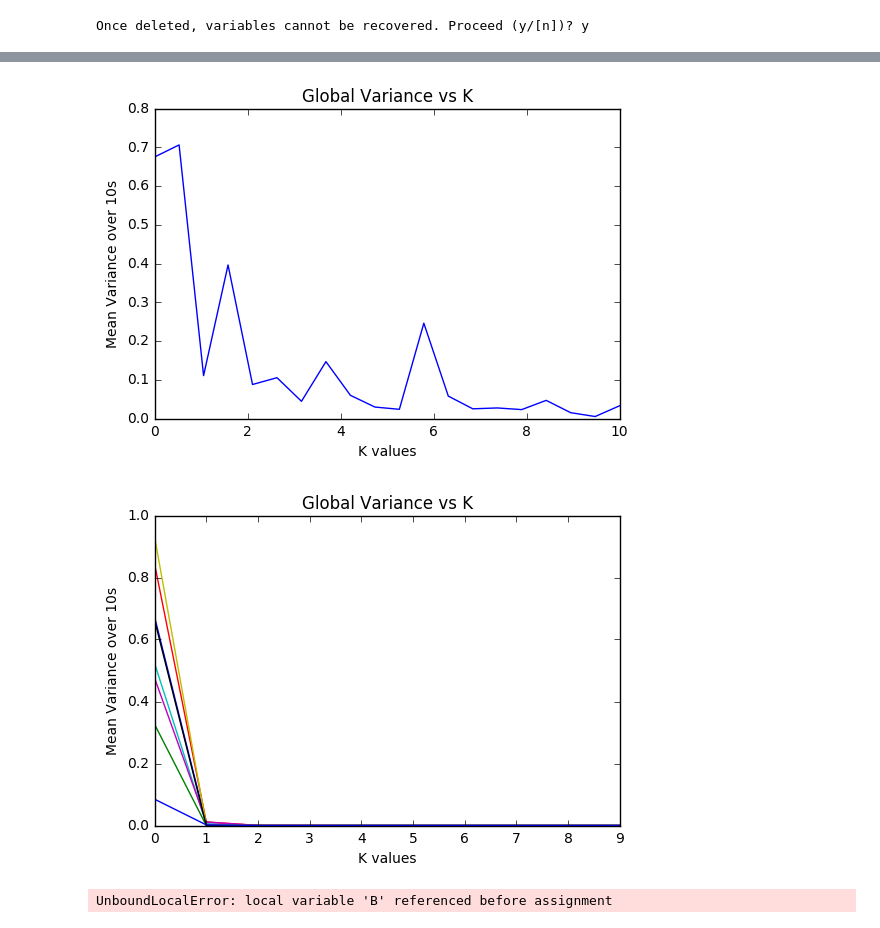
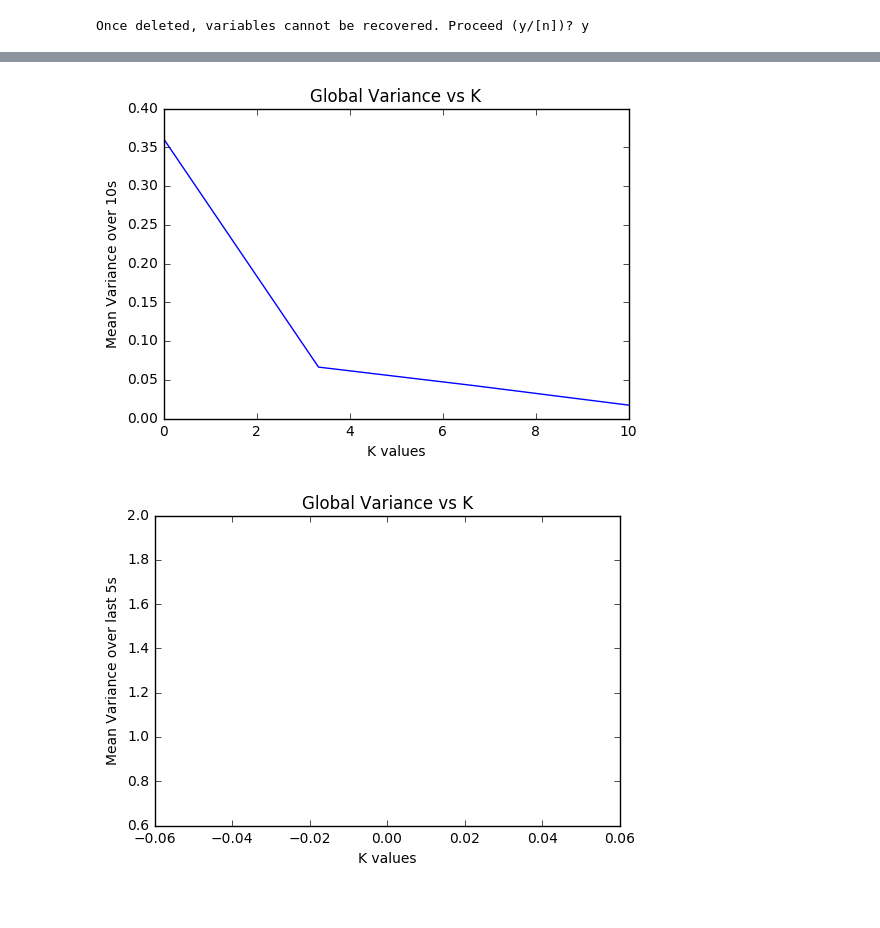
Before and after one commit to virati/KuramotoDBS, a Jupyter notebook: COSYNE Phase Oscillator.ipynb, the cells around one changed output, grey strips where cells are left out. Cells and saved outputs as stored; diff of their text form; code cells hidden in the pictures.

```diff
--- a/COSYNE Phase Oscillator.ipynb
+++ b/COSYNE Phase Oscillator.ipynb
@@ -55,19 +63,17 @@ Once deleted, variables cannot be recovered. Proceed (y/[n])? y
 class POModel:
     def __init__(self, A, K = 1, dt = .01):
         self.G = nx.from_numpy_matrix(A) #Graph
-        self.states = np.matrix(np.random.uniform(0,2*np.pi,size=(6,1)))# memory of phases
-        self.w = np.matrix(np.random.normal(3,.001,size=(6,1))) #init intrinsic freq.
+        self.states = np.matrix([4,1,3,5,6,2]).T #np.matrix(np.random.uniform(0,2*np.pi,size=(6,1)))# memory of phases
+        self.w = np.matrix([3.0,3.3,3.6,3.9,4.2,4.5]).T#np.matrix(np.random.normal(3,.2,size=(6,1))) #init intrinsic freq.
         self.t = 0 #time
         self.K = K #coupling constant
         self.dt = dt #time step
-        self.X = np.identity(len(G.edges()))
 
     #Kuramoto differential equation
     def phase_dev(self,phase):
-        D = (nx.incidence_matrix(self.G, oriented = True)).todense() #incidence
-        D = D * self.X
+        D = (nx.incidence_matrix(self.G, oriented = True, weight = 'weight')).todense() #incidence
         N = np.random.normal(0, 10, [len(D[0]), 1])
-        return self.w - self.K / len(self.G) * D * np.sin(D.T * self.states[:,-1]) + N
+        return self.w - self.K / len(self.G) * D * np.sin(D.T * self.states[:,-1]) # + N
 
     # 4th order Runge-Kutta approximation
     def step(self):
@@ -89,7 +95,7 @@ class POModel:
 nodes = [1,2,3,4,5,6]
 G = nx.Graph()
 G.add_nodes_from(nodes)
-G.add_edges_from([(1,2),(2,3),(1,3),(3,4),(4,5),(4,6),(5,6),(1,6)])
+G.add_weighted_edges_from([(1,2,1),(2,3,1),(1,6,1),(1,3,1),(3,4,1),(4,5,1),(4,6,1),(5,6,1)])
 
 
 #Quick plot of G
@@ -100,5 +106,5 @@ A = nx.to_numpy_matrix(G)
 # %%
-def run_model(A, K = 1, t = 10):
+def run_model(A, K = 10, t = 10):
     P = POModel(A, K)
     for ts in range(0,int(t/P.dt)):
         P.step()
@@ -142,12 +148,12 @@ disp_course(A)
 # %%
-def R_sweep(A, Ki = 0, Kf = 10, N = 20):
+def R_sweep(A, Ki = 0, Kf = 10, N = 10):
     def calcR(P):
         Var = []
         for x in np.array(P.states.T):
             z = [c.exp(complex(0,phase)) for phase in x]
             z = sum(z)/len(z)
             Var.append(1-abs(z))
-        return sum(Var)/len(Var)
+        return sum(Var[round(len(Var)/2):-1])/len(Var)
     KVar = []
     KSpan = np.linspace(Ki,Kf, num = N)
     for K in KSpan:
@@ -162,29 +168,32 @@ def R_sweep(A, Ki = 0, Kf = 10, N = 20):
     return (KSpan, KVar)
 KVal = R_sweep(A)
 # %% [output]
-[figure, old version]
+[figure, new version]
 # %%
 def edge_R_sweep(A, Ki = 0, Kf = 10, N = 10):
     def calc_edgeR(P):
+        Var = []
         for x in np.array(P.states.T):
             z = [c.exp(complex(0,phase)) for phase in x]
-            edgeR = [1 - abs((z[a] + z[b]) / 2) for (a,b) in P.G.edges()]
-        return edgeR
+            edgeR = [abs(z[a] - z[b]) for (a,b) in P.G.edges()]
+            Var.append(edgeR)
+        Var = Var[round(len(Var)/2):-1]
+        return [ sum(x)/len(Var) for x in zip(*Var)]
     KVar = []
     KSpan = np.linspace(Ki,Kf, num = N)
     for K in KSpan:
         P = run_model(A,K,t = 10)
         KVar.append(calc_edgeR(P))
     plt.figure()
     plt.plot(KVar)
     plt.xlabel('K values')
-    plt.ylabel('Mean Variance over 10s')
+    plt.ylabel('Mean Variance over last 5s')
     plt.title('Global Variance vs K')
     plt.show()
     return (KSpan, KVar)
 KVal = edge_R_sweep(A)
 # %% [output]
-[figure, old version]
+[figure, new version]
 # %%
 def gen_models(A, time = 1):
     list_models = []
@@ -193,12 +202,14 @@ def gen_models(A, time = 1):
     for i in range(6):
         for j in range(i):
             if A[i,j] != 0:
-                list_models.append((A,run_model(B,time).states))
-                B = A.copy()
-                B[i,j] = 10
-                B[j,i] = 10
-                list_models.append((A,run_model(B,time).states))
+                G = nx.from_numpy_matrix(A)
+                G[i][j]['weight'] = 0
+                G[j][i]['weight'] = 0
+                B = nx.to_numpy_matrix(G)
+                list_models.append((B,run_model(B,time).states))
+                G[i][j]['weight'] = SyncK
+                G[j][i]['weight'] = SyncK
+                B = nx.to_numpy_matrix(G)
+                list_models.append((B,run_model(B,time).states))
     return list_models
-p = gen_models(A)
+M = gen_models(A)
-# %% [output]
-UnboundLocalError: local variable 'B' referenced before assignment
```
Also changed, not shown: parts of 11 cells of this notebook.
